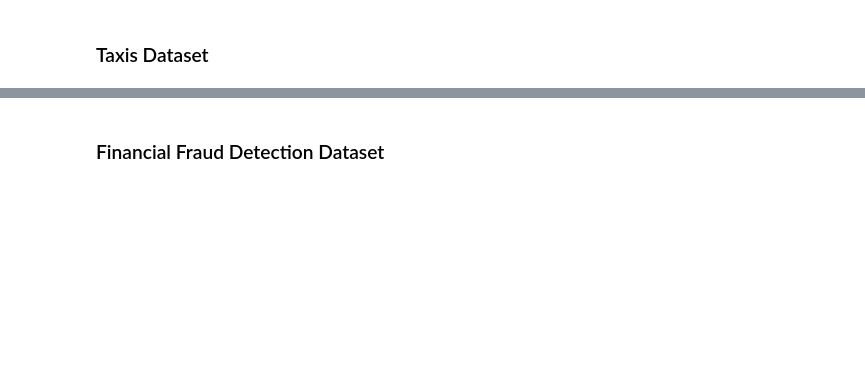
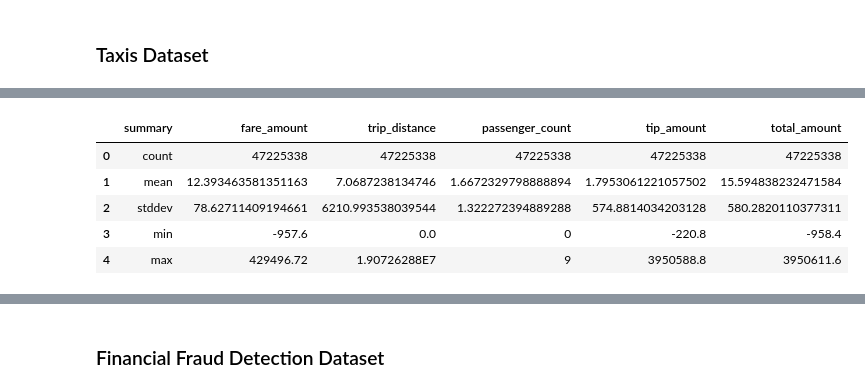
Before and after one commit to lourenco500/Big-Data-Analytics-Project, a Jupyter notebook: Notebook1.ipynb, the cells around one changed output, grey strips where cells are left out. Cells and saved outputs as stored; diff of their text form; code cells hidden in the pictures; blank space fills up the shorter version.

```diff
--- a/Notebook1.ipynb
+++ b/Notebook1.ipynb
@@ -91,0 +122,13 @@ taxi_012025 = spark.read.parquet("yellow_tripdata_2015-01.parquet")
+# %%
+# Numeric columns only — clean and readable
+taxi_all.select(
+    "fare_amount", "trip_distance", "passenger_count",
+    "tip_amount", "total_amount"
+).describe().toPandas()
+# %% [output]
+|  | summary | fare_amount | trip_distance | passenger_count | tip_amount | total_amount |
+| 0 | count | 47225338 | 47225338 | 47225338 | 47225338 | 47225338 |
+| 1 | mean | 12.393463581351163 | 7.0687238134746 | 1.6672329798888894 | 1.7953061221057502 | 15.594838232471584 |
+| 2 | stddev | 78.62711409194661 | 6210.993538039544 | 1.322272394889288 | 574.8814034203128 | 580.2820110377311 |
+| 3 | min | -957.6 | 0.0 | 0 | -220.8 | -958.4 |
+| 4 | max | 429496.72 | 1.90726288E7 | 9 | 3950588.8 | 3950611.6 |
```
Also changed, not shown: parts of 22 cells of this notebook, 1 other file.
